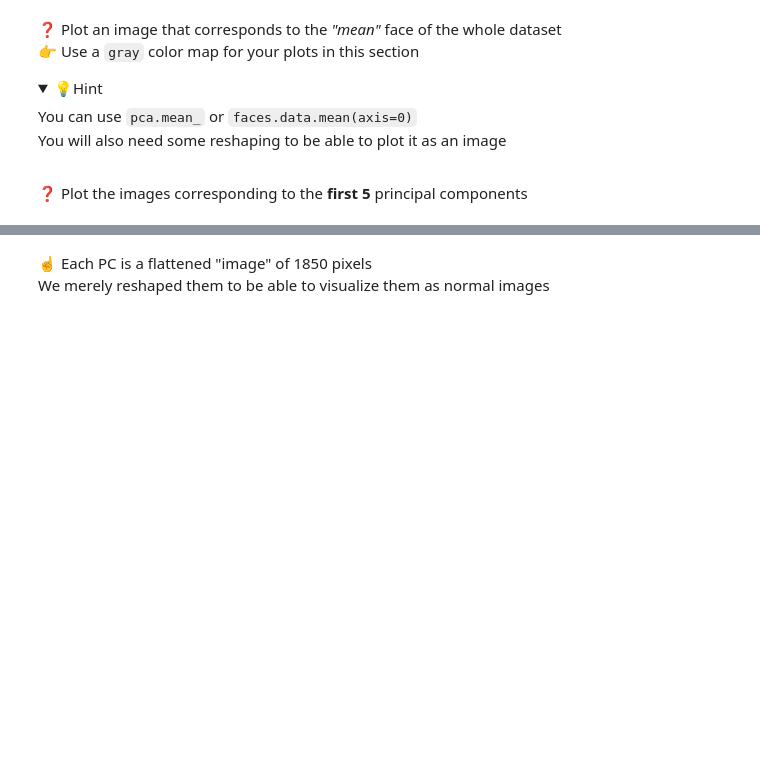
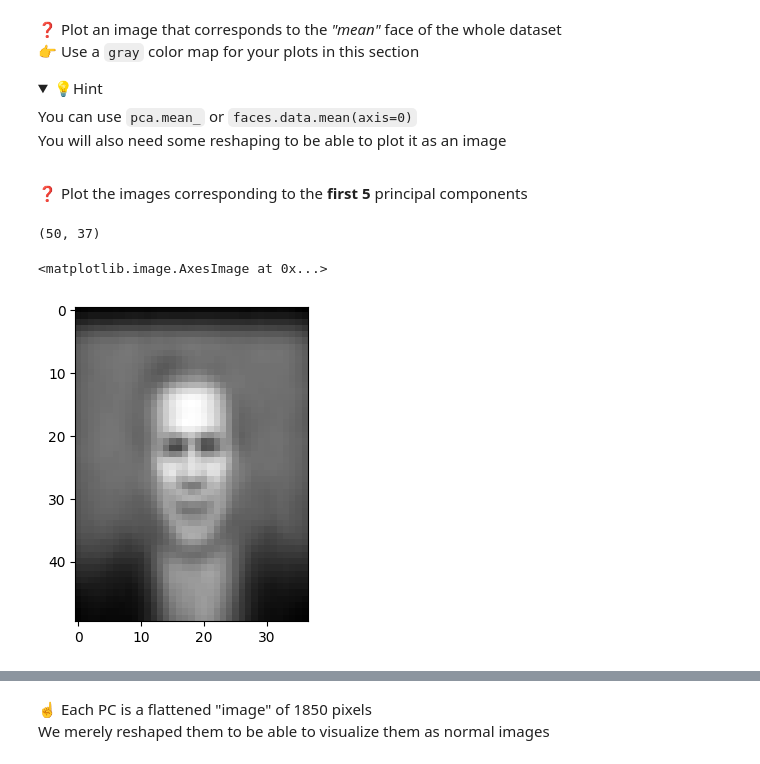
Before and after one commit to ParissaPeimaniyfard/data-face-recognition, a Jupyter notebook: face_recognition.ipynb, the cells around one changed output, grey strips where cells are left out. Saved outputs shown, nothing was run; the diff lists cells and outputs as text; code cells hidden in the pictures; folded sections open; blank space fills up the shorter version.

```diff
--- a/face_recognition.ipynb
+++ b/face_recognition.ipynb
@@ -222,0 +247,12 @@ You will also need some reshaping to be able to plot it as an image
+# %%
+faces.images[0].shape
+# %% [output]
+(50, 37)
+# %%
+mean_face= pca.mean_.reshape(faces.images[0].shape)
+# %%
+fig = plt.figure(figsize=(3,5))
+plt.imshow(mean_face, cmap=plt.cm.gray)
+# %% [output]
+<matplotlib.image.AxesImage at 0x...>
+[figure, added]
```
Also changed, not shown: parts of 15 cells of this notebook, 1 other file.
